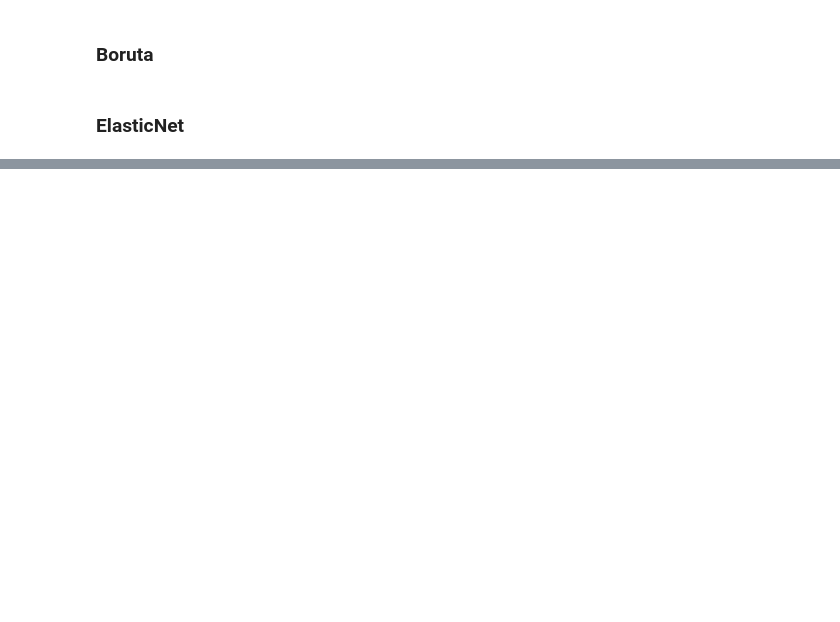
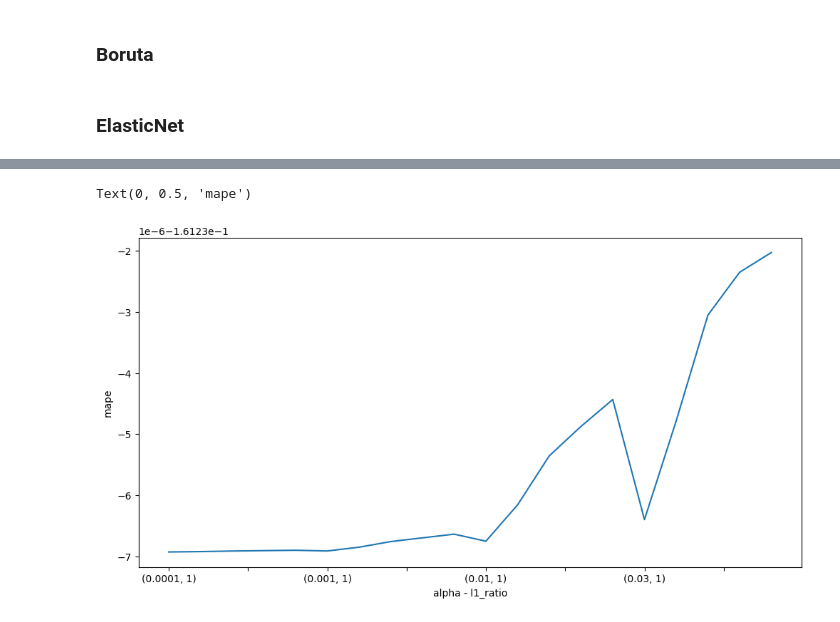
Before and after one commit to melkri/Machine_Learning_Regression, a Jupyter notebook: scripts/02.feature_engineering.ipynb, the cells around one changed output, grey strips where cells are left out. Cells and saved outputs as stored; diff of their text form; code cells hidden in the pictures; blank space fills up the shorter version.

```diff
--- a/scripts/02.feature_engineering.ipynb
+++ b/scripts/02.feature_engineering.ipynb
@@ -234,0 +339,28 @@ feat_selector.fit(x_train, y_train.ravel())
+# %%
+def mape_cv(model, df):
+    mape = cross_val_score(
+            model,
+            df.loc[:, x_col],
+            df.loc[:, y_col],
+            scoring='neg_mean_absolute_percentage_error',
+            cv=5,
+    )
+    return mape
+# %%
+alphas = [0.0001, 0.001, 0.01, 0.03]
+l1_ratios = [1,0.8, 0.5, 0.3, 0.1]
+# %%
+cv_elastic = [
+    mape_cv(ElasticNet(alpha=alpha, l1_ratio=l1_ratio, tol = 0.5), sample_1).mean()
+    for (alpha, l1_ratio) in product(alphas, l1_ratios)
+]
+# %%
+plt.rcParams["figure.figsize"] = (12.0, 6.0)
+idx = list(product(alphas, l1_ratios))
+p_cv_elastic = pd.Series(cv_elastic, index=idx)
+p_cv_elastic.plot()
+plt.xlabel("alpha - l1_ratio")
+plt.ylabel("mape")
+# %% [output]
+Text(0, 0.5, 'mape')
+[figure, added]
```
Also changed, not shown: parts of 25 cells of this notebook, 1 other file.
